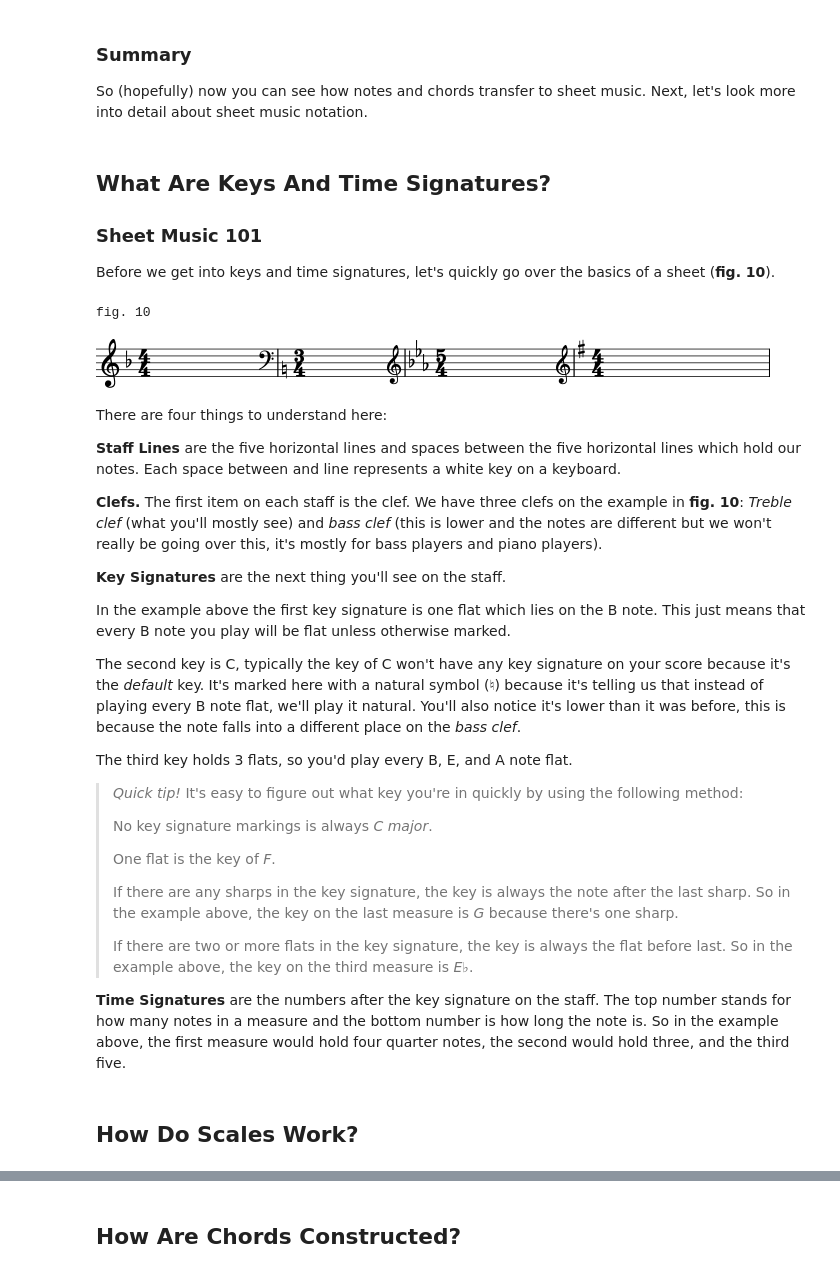
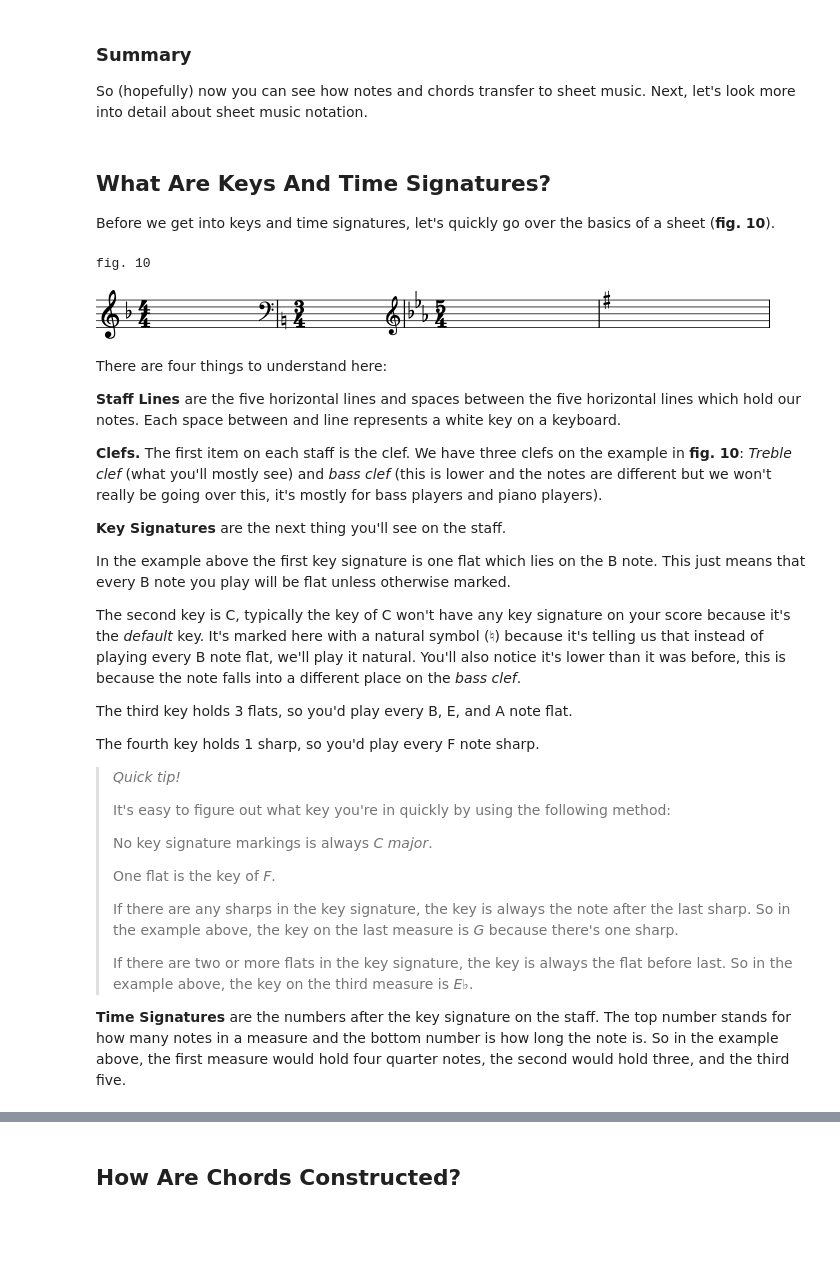
Before and after one commit to cwrightlibrary/JazzNotebooks, a Jupyter notebook: music-theory-for-guitar-players/music-theory-for-guitar-players.ipynb, the cells around one changed output, grey strips where cells are left out. Saved outputs shown, nothing was run; the diff lists cells and outputs as text; code cells hidden in the pictures; blank space fills up the shorter version.

```diff
--- a/music-theory-for-guitar-players/music-theory-for-guitar-players.ipynb
+++ b/music-theory-for-guitar-players/music-theory-for-guitar-players.ipynb
@@ -468,8 +488,6 @@ So (hopefully) now you can see how notes and chords transfer to sheet music. Nex
 # %% [markdown]
 ## What Are Keys And Time Signatures?
 
-### Sheet Music 101
-
 Before we get into keys and time signatures, let's quickly go over the basics of a sheet (**fig. 10**).
 # %%
 s = stream.Score()
@@ -488,36 +506,34 @@ t3 = meter.TimeSignature("5/4")
 
 k = key.KeySignature(-1)
 k2 = key.KeySignature(0)
 k3 = key.KeySignature(-3)
 k4 = key.KeySignature(1)
 
 m.append(c)
 m.append(t)
 m.append(k)
 
 m2.append(c2)
 m2.append(t2)
 m2.append(k2)
 
 m3.append(c)
 m3.append(t3)
 m3.append(k3)
 
-m4.append(c)
-m4.append(t)
 m4.append(k4)
 
 p.append(m)
 p.append(m2)
 p.append(m3)
 p.append(m4)
 s.append(p)
 
 print("fig. 10")
 s.show()
 # %% [output]
 fig. 10
-[figure, old version]
+[figure, new version]
 # %% [markdown]
 There are four things to understand here:
 
@@ -533,7 +549,11 @@ The second key is C, typically the key of C won't have any key signature on your
 
 The third key holds 3 flats, so you'd play every B, E, and A note flat.
 
-> *Quick tip!* It's easy to figure out what key you're in quickly by using the following method:
+The fourth key holds 1 sharp, so you'd play every F note sharp.
+
+> *Quick tip!*
+>
+> It's easy to figure out what key you're in quickly by using the following method:
 >
 > No key signature markings is always *C major*.
 >
@@ -544,5 +564,3 @@ The third key holds 3 flats, so you'd play every B, E, and A note flat.
 > If there are two or more flats in the key signature, the key is always the flat before last. So in the example above, the key on the third measure is *E♭*.
 
 **Time Signatures** are the numbers after the key signature on the staff. The top number stands for how many notes in a measure and the bottom number is how long the note is. So in the example above, the first measure would hold four quarter notes, the second would hold three, and the third five.
-# %% [markdown]
-## How Do Scales Work?
```
Also changed, not shown: parts of 24 cells of this notebook.
